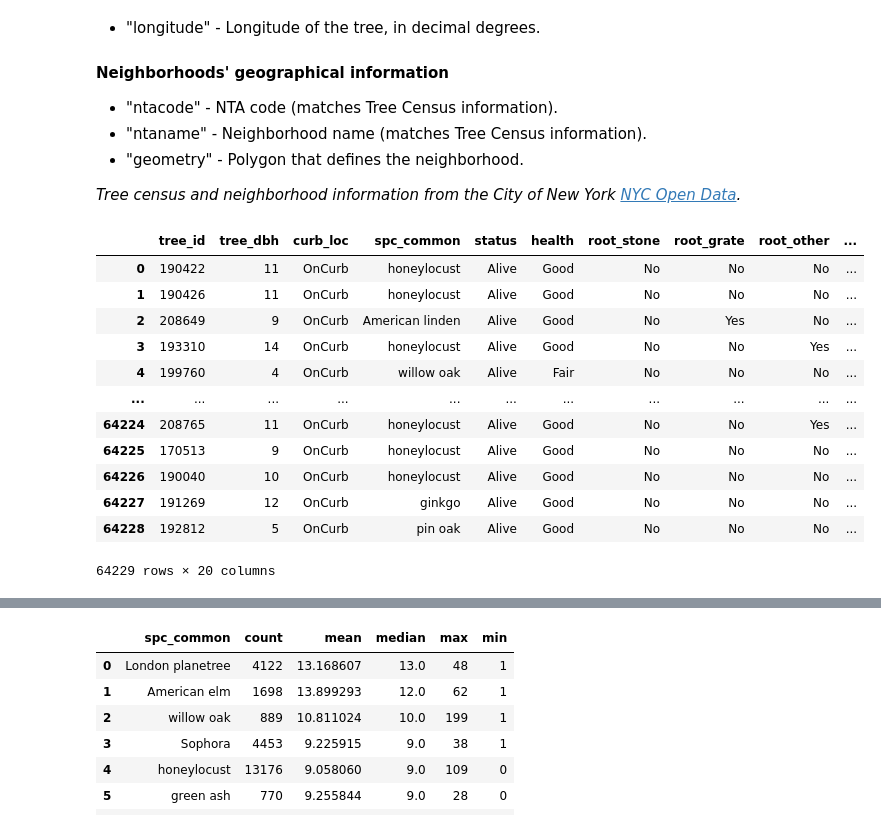
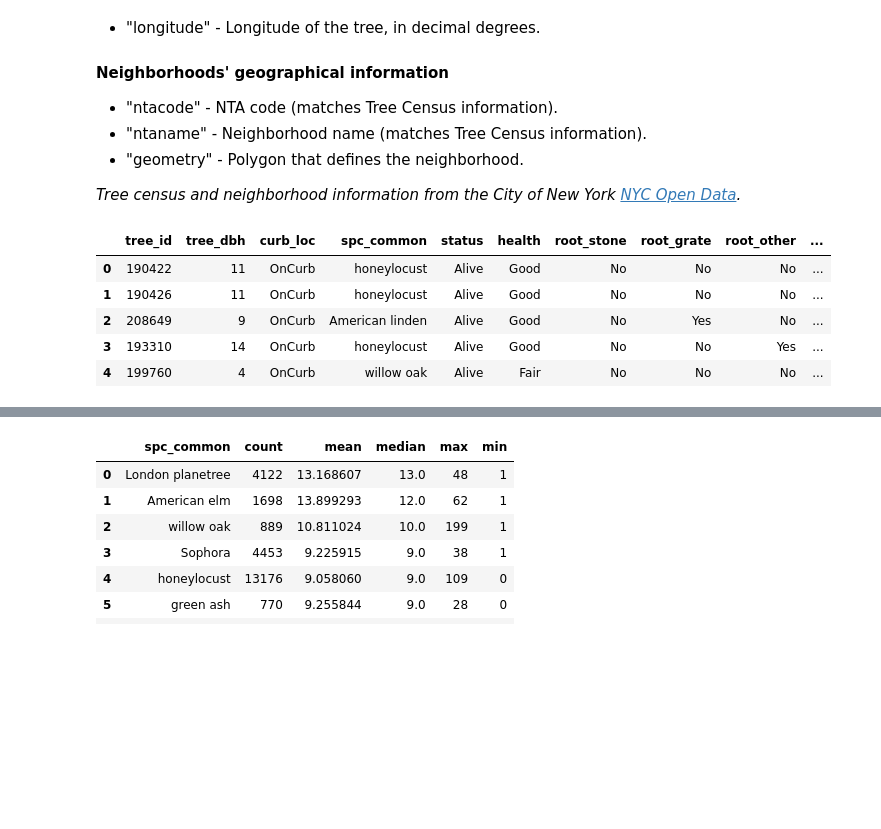
Before and after one commit to JasonMuteham/City-Tree-Species, a Jupyter notebook: notebook.ipynb, the cells around one changed output, grey strips where cells are left out. Cells and saved outputs as stored; diff of their text form; code cells hidden in the pictures; blank space fills up the shorter version.

```diff
--- a/notebook.ipynb
+++ b/notebook.ipynb
@@ -40,26 +46,20 @@ _Tree census and neighborhood information from the City of New York [NYC Open Da
 # %%
 import pandas as pd
 import geopandas as gpd
 import numpy as np
+import matplotlib.pyplot as plt
 import plotly.express as px
 import plotly.io as pio
 import plotly.figure_factory as ff
 trees = pd.read_csv('data/trees.csv')
-trees
+trees.head(5)
 # %% [output]
 |  | tree_id | tree_dbh | curb_loc | spc_common | status | health | root_stone | root_grate | root_other | ... |
 | 0 | 190422 | 11 | OnCurb | honeylocust | Alive | Good | No | No | No | ... |
 | 1 | 190426 | 11 | OnCurb | honeylocust | Alive | Good | No | No | No | ... |
 | 2 | 208649 | 9 | OnCurb | American linden | Alive | Good | No | Yes | No | ... |
 | 3 | 193310 | 14 | OnCurb | honeylocust | Alive | Good | No | No | Yes | ... |
 | 4 | 199760 | 4 | OnCurb | willow oak | Alive | Fair | No | No | No | ... |
-| ... | ... | ... | ... | ... | ... | ... | ... | ... | ... | ... |
-| 64224 | 208765 | 11 | OnCurb | honeylocust | Alive | Good | No | No | Yes | ... |
-| 64225 | 170513 | 9 | OnCurb | honeylocust | Alive | Good | No | No | No | ... |
-| 64226 | 190040 | 10 | OnCurb | honeylocust | Alive | Good | No | No | No | ... |
-| 64227 | 191269 | 12 | OnCurb | ginkgo | Alive | Good | No | No | No | ... |
-| 64228 | 192812 | 5 | OnCurb | pin oak | Alive | Good | No | No | No | ... |
-64229 rows × 20 columns
 # %%
 fig = ff.create_hexbin_mapbox(
     data_frame=trees, lat="latitude", lon="longitude",
```
Also changed, not shown: parts of 5 cells of this notebook, 1 other file.
